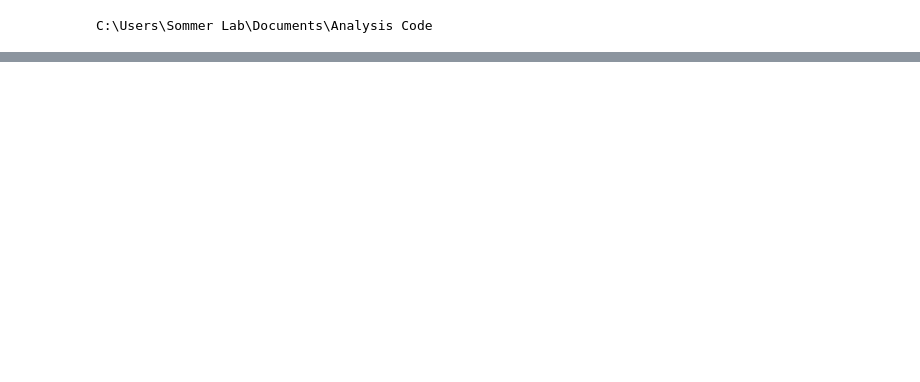
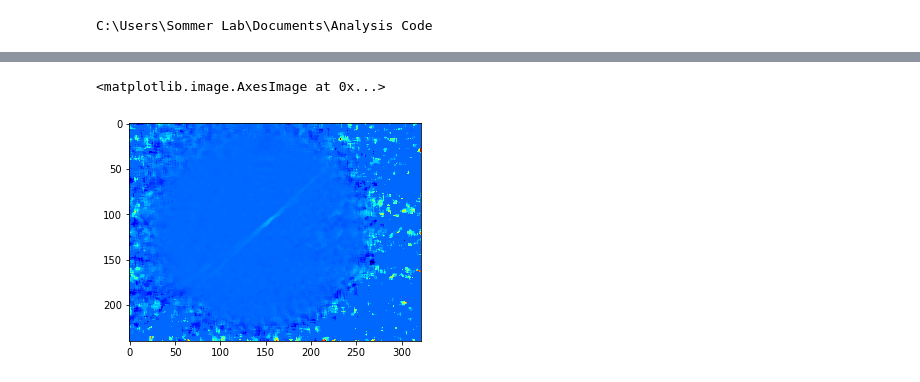
Before and after one commit to insommer/AnalysisCode, a Jupyter notebook: Coding Test/Chameleon Image Processing.ipynb, the cells around one changed output, grey strips where cells are left out. Drawn from its saved outputs; the diff is of its cells as text; code cells hidden in the pictures; blank space fills up the shorter version.

```diff
--- a/Coding Test/Chameleon Image Processing.ipynb
+++ b/Coding Test/Chameleon Image Processing.ipynb
@@ -31,0 +41,7 @@ aa
+# %%
+img2 = ni.median_filter(imgs[1], 5)
+# %%
+plt.imshow(img2)
+# %% [output]
+<matplotlib.image.AxesImage at 0x...>
+[figure, added]
```
Also changed, not shown: parts of 8 cells of this notebook, 6 other files.
